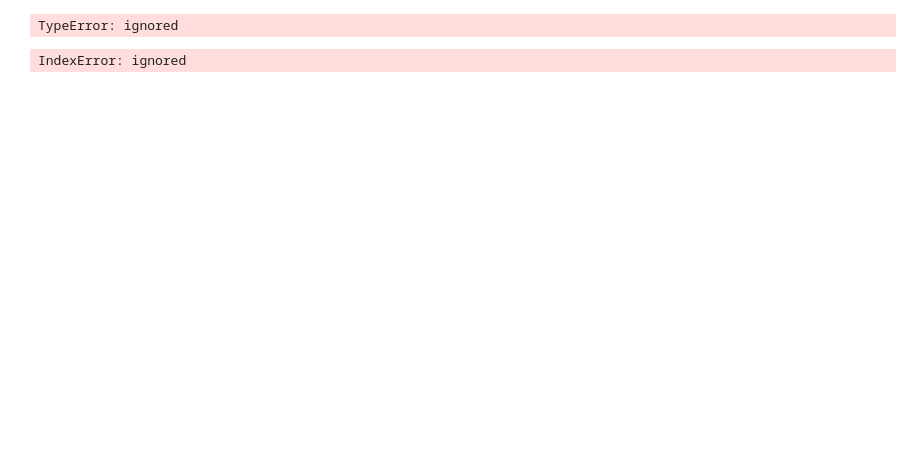
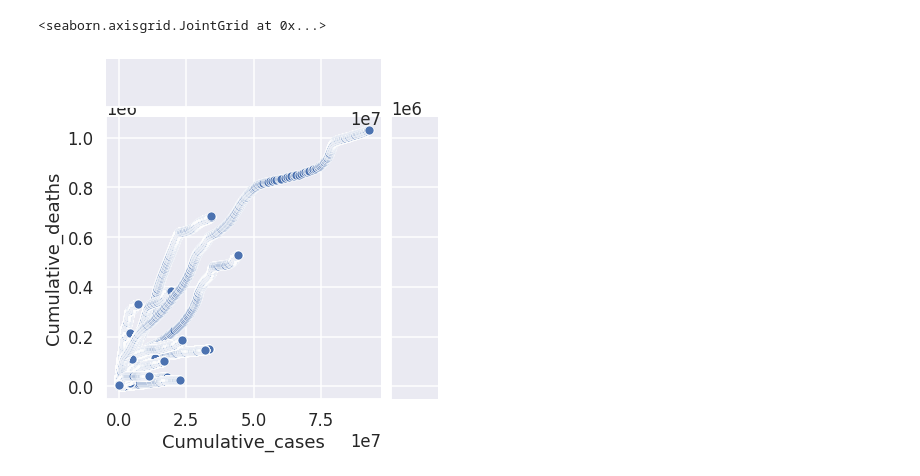
Before and after one commit to aniketddeshmukh/Minor_Lab, a Jupyter notebook: ML_A01.ipynb, the cells around one changed output. Cells and saved outputs as stored; diff of their text form; code cells hidden in the pictures; blank space fills up the shorter version.

```diff
--- a/ML_A01.ipynb
+++ b/ML_A01.ipynb
@@ -175,8 +178,5 @@ sns.distplot(df['New_cases'])
-# %%
-sns.pairplot(df['New_cases'])
-# %% [output]
-TypeError: ignored
-# %%
-ax= sns.heatmap(df2['New_cases'])
-# %% [output]
-IndexError: ignored
+# %%
+sns.jointplot(x = "Cumulative_cases", y = "Cumulative_deaths", kind = "scatter", data = df)
+# %% [output]
+<seaborn.axisgrid.JointGrid at 0x...>
+[figure, added]
```
Also changed, not shown: parts of 24 cells of this notebook.
